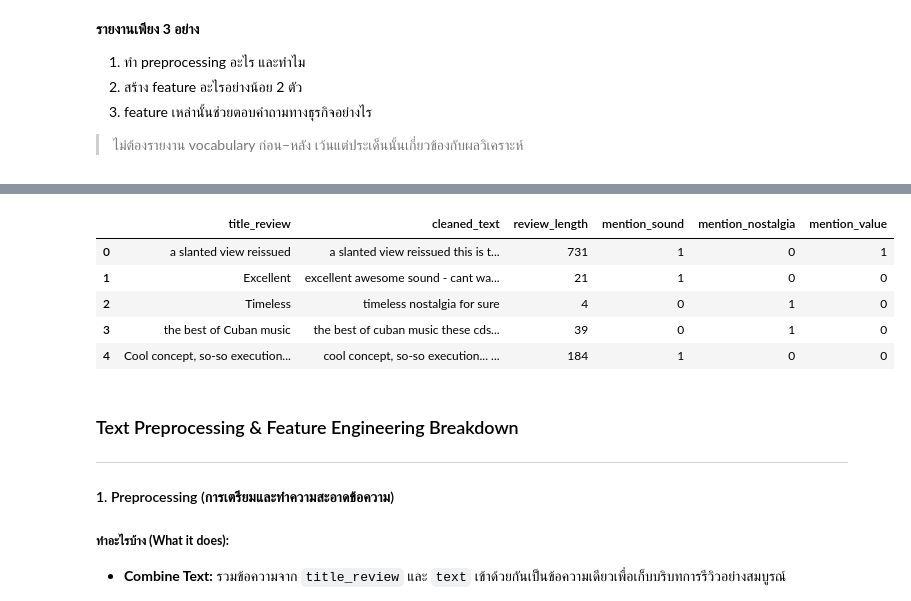
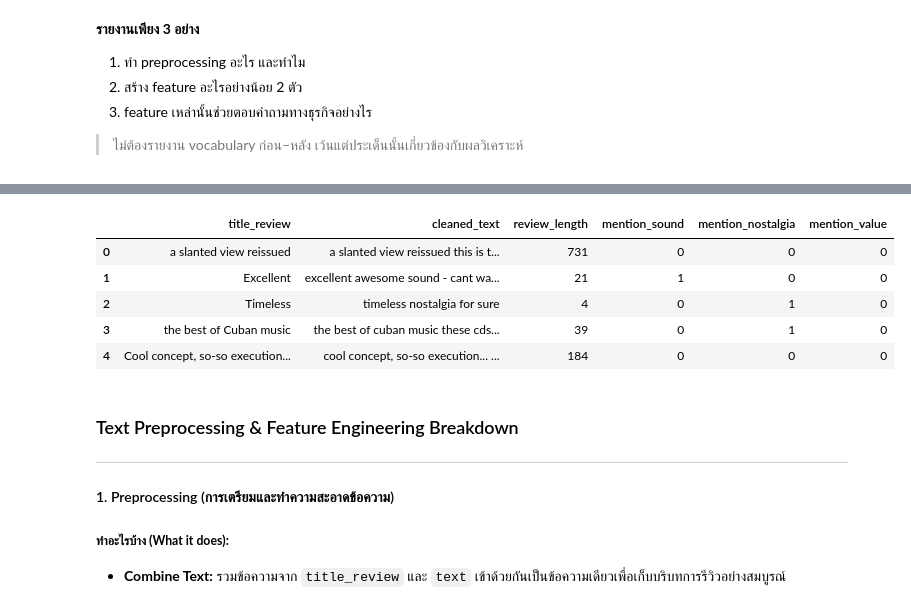
Before and after one commit to audomsak-pypy/Project1-Text_Analytics69, a Jupyter notebook: Project1_Text_Analytics69_Teams.ipynb, the cells around one changed output, grey strips where cells are left out. Cells and saved outputs as stored; diff of their text form; code cells hidden in the pictures.

```diff
--- a/Project1_Text_Analytics69_Teams.ipynb
+++ b/Project1_Text_Analytics69_Teams.ipynb
@@ -927,65 +804,72 @@ import html
 import re
 import numpy as np
 import pandas as pd
+from sentence_transformers import SentenceTransformer
+
+# 1. โหลดโมเดล SentenceTransformer
+model = SentenceTransformer("all-MiniLM-L6-v2")
 
 # ==========================================
-# 1. Text Preprocessing (เร่งสปีดด้วย List & Pre-compiled Regex)
+# 2. Text Preprocessing
 # ==========================================
-
-# Pre-compile Regex ไว้ล่วงหน้าเพื่อไม่ต้องสร้างใหม่ทุกรอบ
 url_re = re.compile(r'https?://\S+|www\.\S+')
 html_re = re.compile(r'<.*?>')
 space_re = re.compile(r'\s+')
 
-# แปลงเป็น List ล่วงหน้า (เร็วกว่า Pandas .apply / .fillna มาก)
 titles = df_joined['title_review'].fillna('').astype(str).tolist()
 texts = df_joined['text'].fillna('').astype(str).tolist()
 
+def clean_text_fast(title, text):
+    combined = f'{title} {text}'
+    combined = html.unescape(combined)
+    combined = url_re.sub('', combined)
+    combined = html_re.sub('', combined)
+    combined = space_re.sub(' ', combined)
+    return combined.strip().lower()
 
-def clean_text_fast(title, text):
-  combined = f'{title} {text}'
-  combined = html.unescape(combined)
-  combined = url_re.sub('', combined)
-  combined = html_re.sub('', combined)
-  combined = space_re.sub(' ', combined)
-  return combined.strip().lower()
-
-
-# รวมข้อความและคลีนในขั้นตอนเดียว
 cleaned_list = [clean_text_fast(t, x) for t, x in zip(titles, texts)]
 df_joined['cleaned_text'] = cleaned_list
 
+# ==========================================
+# 3. Create Rule-based Features (Regex)
+# ==========================================
+df_joined['review_length'] = [len(x.split()) for x in cleaned_list]
+
+ADJ_POS_NEG = (r'great|good|excellent|awesome|amazing|wonderful|superb|fantastic|'
+               r'terrible|bad|poor|awful|clear|crisp|muddy|tinny|thin|flat')
+
+sound_pattern = re.compile(
+    r'\b(?:sound quality|audio quality'
+    rf'|(?:{ADJ_POS_NEG})\s+(?:sound|audio)'
+    rf'|sound(?:s|ed)?\s+(?:is |are |was |so |very |really )?(?:{ADJ_POS_NEG})'
+    r'|crystal clear|distortion|distorted|hi-?fi|fidelity|remaster(?:ed)?|mastering'
+    r'|vocals? (?:are|is|sound)s?)\b'
+)
+
+nostalgia_pattern = re.compile(
+    r'\b(?:nostalgi(?:a|c)|childhood|brings? (?:me )?back|takes? me back|back in the day'
+    r'|good old days|growing up|grew up|my youth|reminds? me of|memories)\b'
+)
+
+value_pattern = re.compile(
+    r'\b(?:worth (?:every|the|it)|good (?:price|value)|great (?:price|value)|bargain|affordable'
+    r'|cheap|overpriced|rip-?off|value for money|money well spent|waste of money|a steal)\b'
+)
+
+def flag(pattern, texts):
+    return np.fromiter((1 if pattern.search(x) else 0 for x in texts), dtype=np.int8)
+
+df_joined['mention_sound']     = flag(sound_pattern, cleaned_list)
+df_joined['mention_nostalgia'] = flag(nostalgia_pattern, cleaned_list)
+df_joined['mention_value']     = flag(value_pattern, cleaned_list)
 
 # ==========================================
-# 2. Create Rule-based & Style Features
+# 4. Generate Semantic Embeddings (สิ่งใหม่ที่เพิ่มเข้ามา)
 # ==========================================
+# นำข้อความที่ทำความสะอาดแล้วส่งให้โมเดลแปลงเป็น Matrix (N, 384)
+text_embeddings = model.encode(cleaned_list, batch_size=64, show_progress_bar=True)
 
-# 2.1 Review Length (นับคำผ่าน Python List)
-df_joined['review_length'] = [len(x.split()) for x in cleaned_list]
-
-# 2.2 Aspect Indicators (ใช้ Non-capturing group (?:...) + Compiled Regex)
-sound_pattern = re.compile(
-    r'\b(?:sound|audio|quality|recording|stereo|album|song|track|fidelity|remaster|remastered)\b'
-)
-nostalgia_pattern = re.compile(
-    r'\b(?:childhood|memories|memory|classic|timeless|youth|old'
-    r' school|90s|80s|nostalgia|nostalgic)\b'
-)
-value_pattern = re.compile(
-    r'\b(?:price|worth|value|cheap|deal|bargain|penny|affordable|cost|money|buy)\b'
-)
-
-df_joined['mention_sound'] = np.fromiter(
-    (1 if sound_pattern.search(x) else 0 for x in cleaned_list), dtype=np.int8
-)
-df_joined['mention_nostalgia'] = np.fromiter(
-    (1 if nostalgia_pattern.search(x) else 0 for x in cleaned_list),
-    dtype=np.int8,
-)
-df_joined['mention_value'] = np.fromiter(
-    (1 if value_pattern.search(x) else 0 for x in cleaned_list), dtype=np.int8
-)
-
+print("Shape ของ Embeddings:", text_embeddings.shape)
 
 # ==========================================
 # แสดงผลลัพธ์ Features ใหม่
@@ -1004,9 +889,9 @@ display(
 |  | title_review | cleaned_text | review_length | mention_sound | mention_nostalgia | mention_value |
-| 0 | a slanted view reissued | a slanted view reissued this is t... | 731 | 1 | 0 | 1 |
+| 0 | a slanted view reissued | a slanted view reissued this is t... | 731 | 0 | 0 | 0 |
 | 1 | Excellent | excellent awesome sound - cant wa... | 21 | 1 | 0 | 0 |
 | 2 | Timeless | timeless nostalgia for sure | 4 | 0 | 1 | 0 |
 | 3 | the best of Cuban music | the best of cuban music these cds... | 39 | 0 | 1 | 0 |
-| 4 | Cool concept, so-so execution... | cool concept, so-so execution... ... | 184 | 1 | 0 | 0 |
+| 4 | Cool concept, so-so execution... | cool concept, so-so execution... ... | 184 | 0 | 0 | 0 |
 # %% [markdown]
 ###  Text Preprocessing & Feature Engineering Breakdown
 
```
Also changed, not shown: parts of 58 cells of this notebook.
